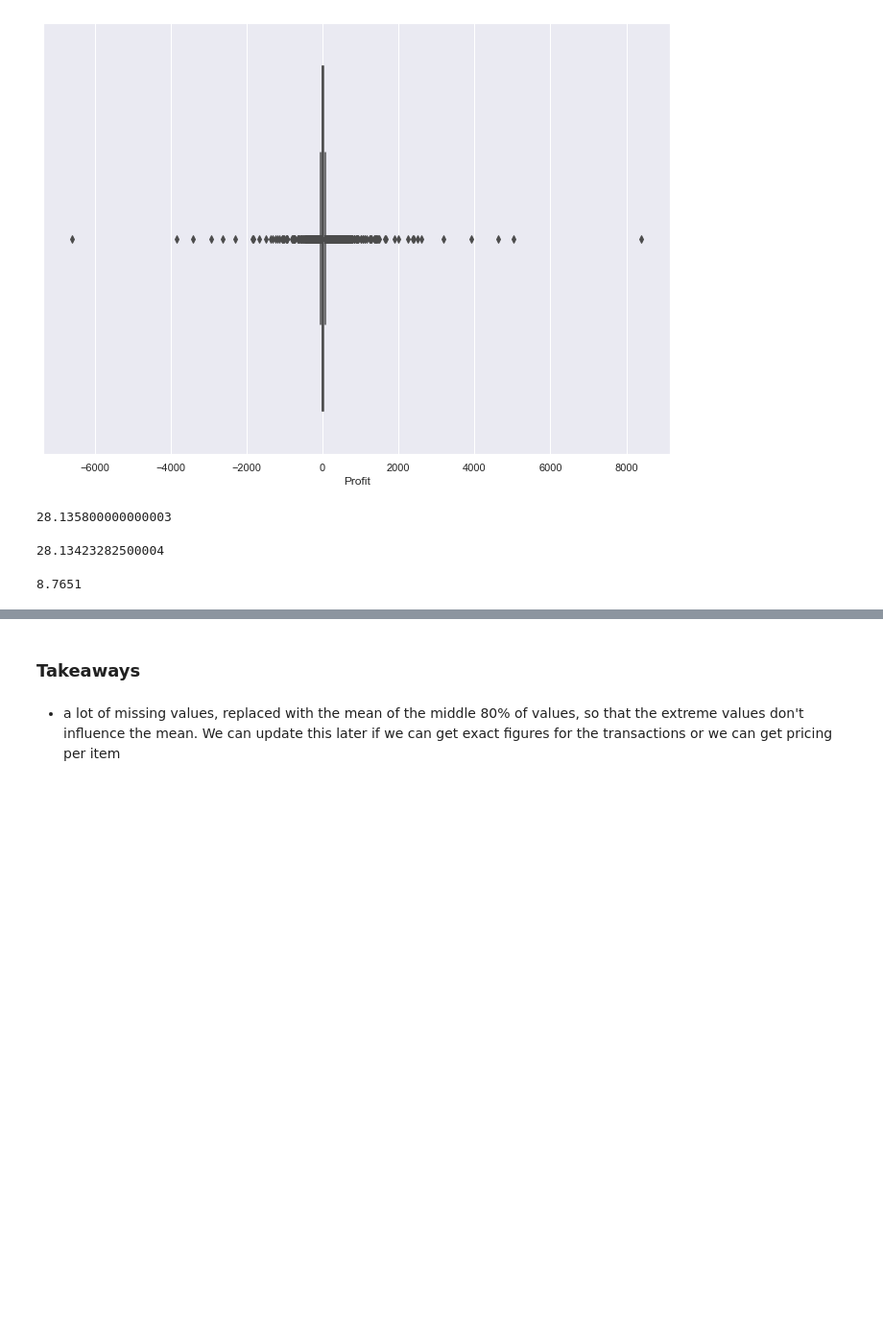
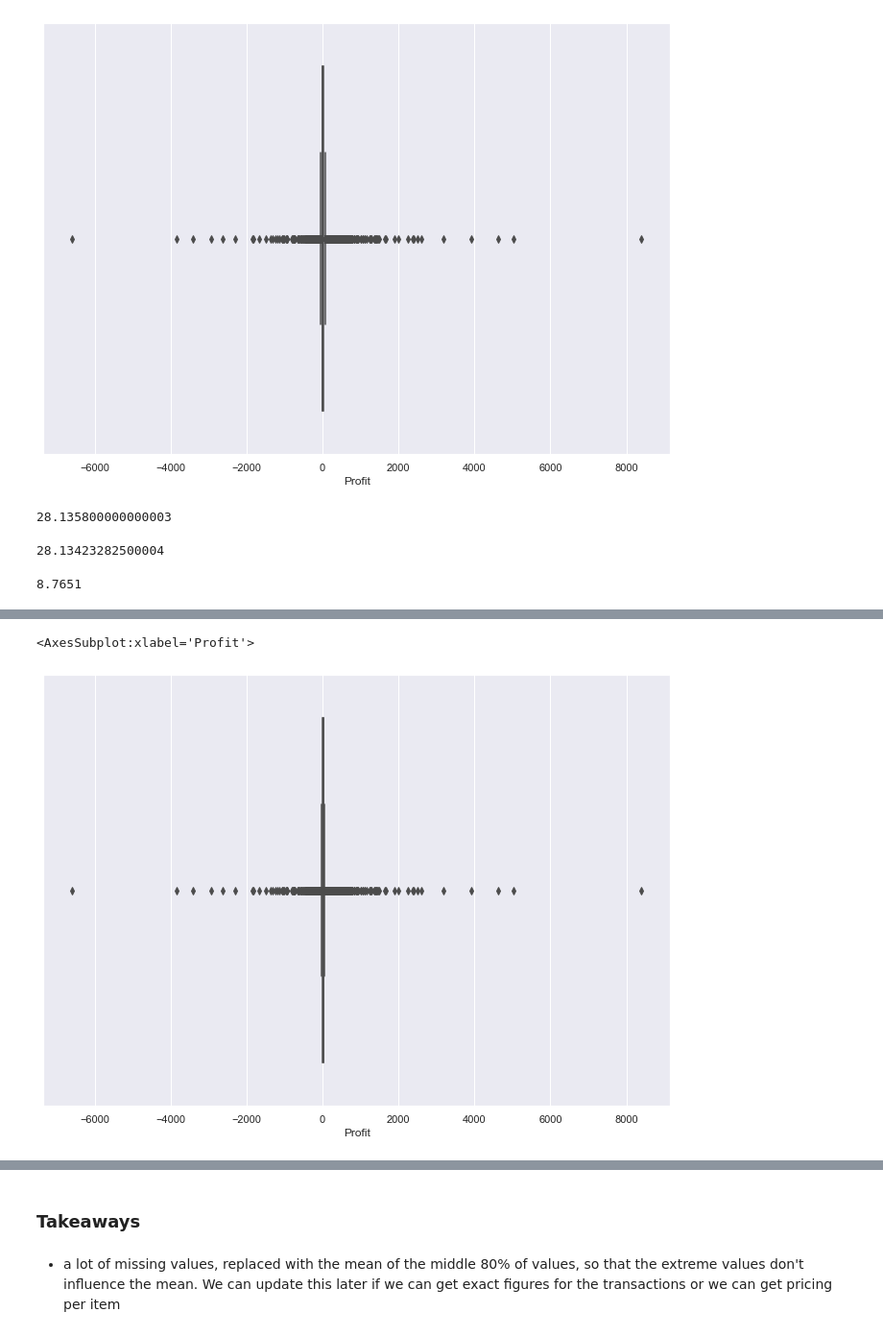
Before and after one commit to WickedoneC/Misc, a Jupyter notebook: DC_DAP/Untitled.ipynb, the cells around one changed output, grey strips where cells are left out. Shown at 96% size. Drawn from its saved outputs; the diff is of its cells as text; code cells hidden in the pictures; blank space fills up the shorter version.

Commit message:
visuals

```diff
--- a/DC_DAP/Untitled.ipynb
+++ b/DC_DAP/Untitled.ipynb
@@ -207,0 +164,10 @@ Name: Profit, Length: 9993, dtype: float64
+# %%
+perc_95 = np.percentile(df[~df['Profit'].isna()]['Profit'], 90)
+perc_10 = np.percentile(df[~df['Profit'].isna()]['Profit'], 10)
+display(perc_95)
+display(perc_10)
+
+prof_mean_10_95 = df[(df['Profit'] < perc_95) & (df['Profit'] > perc_10)]['Profit'].mean()
+display(prof_mean_10_95)
+
+df['Profit'].fillna(prof_mean_10_95, inplace = True)
@@ -207,0 +200,6 @@ Name: Profit, Length: 9993, dtype: float64
+# %%
+sns.set(rc={'figure.figsize':(11.7,8.27)})
+sns.boxplot(x = df['Profit'])
+# %% [output]
+<AxesSubplot:xlabel='Profit'>
+[figure, added]
```
Also changed, not shown: parts of 25 cells of this notebook.
